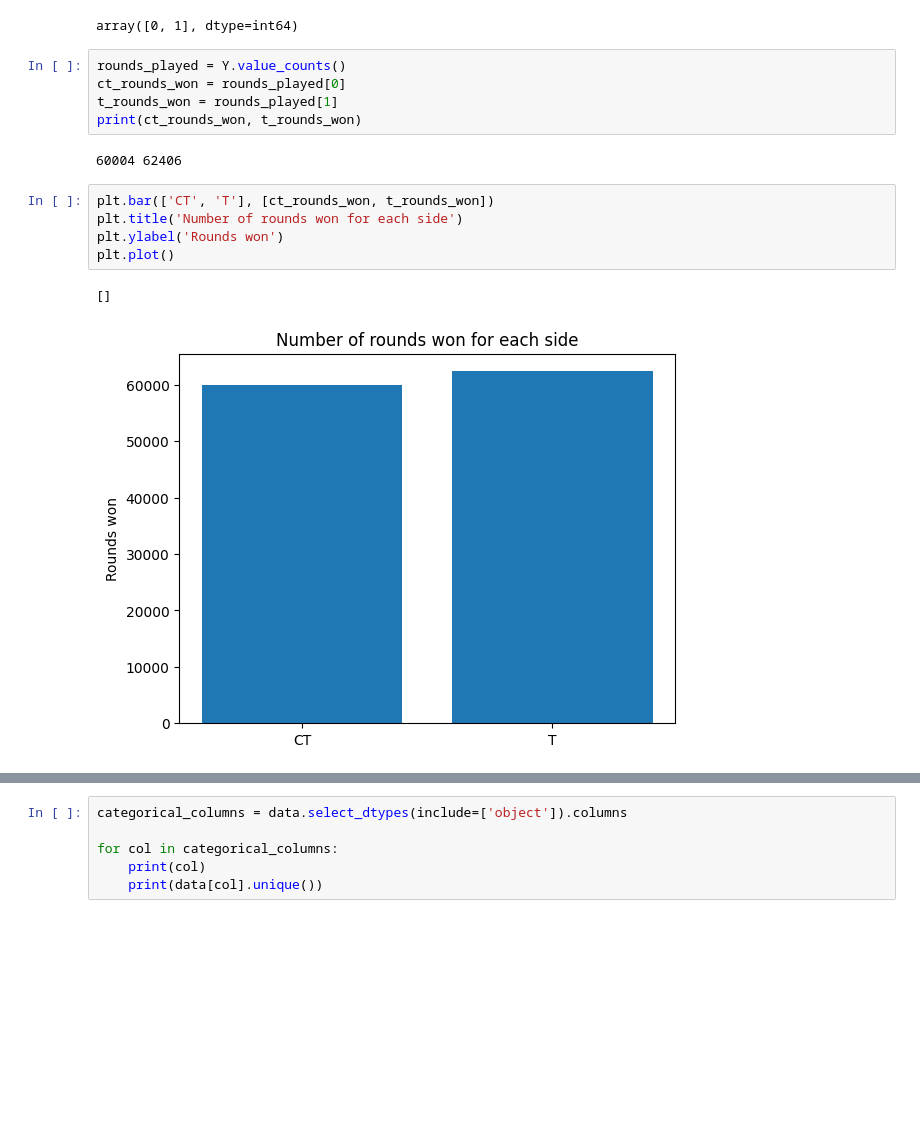
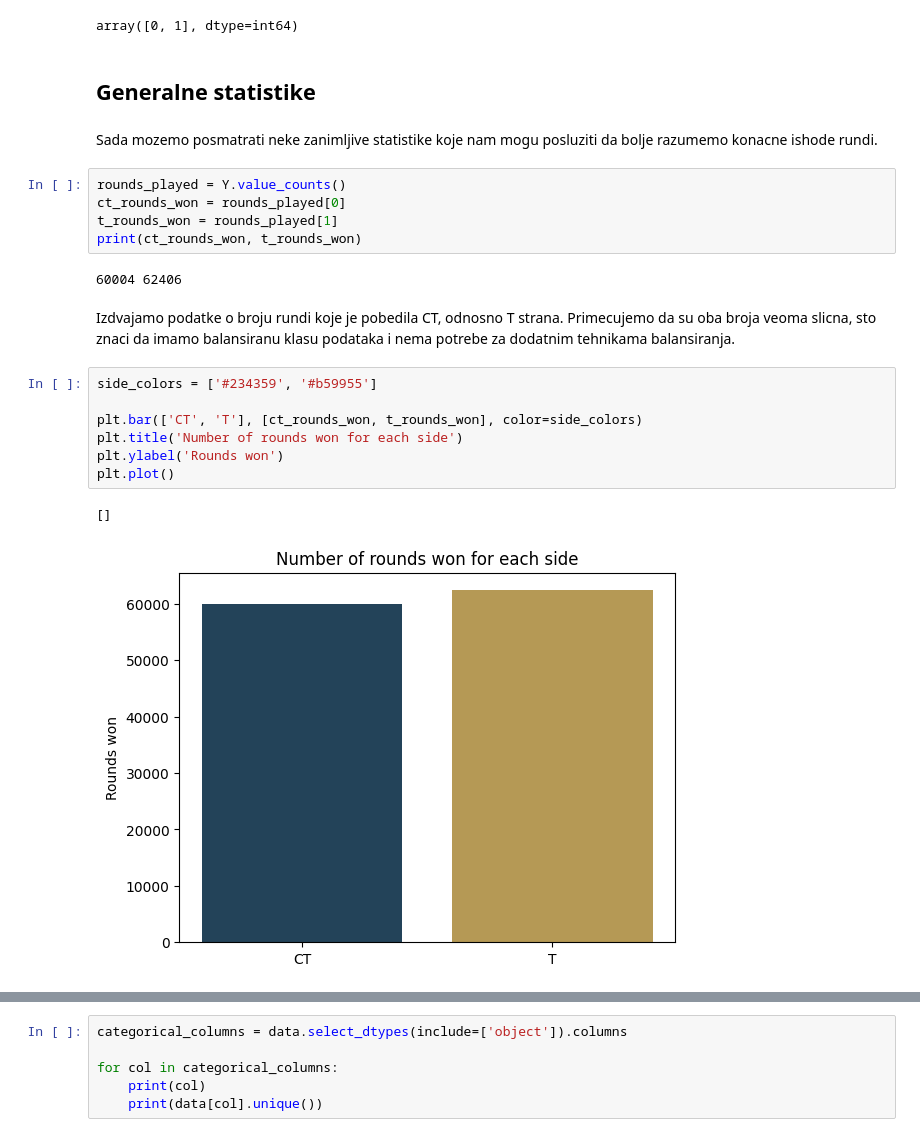
Before and after one commit to MATF-istrazivanje-podataka-1/2023_Data_Mining_Go_winner_Dataset, a Jupyter notebook: data_analysis.ipynb, the cells around one changed output, grey strips where cells are left out. Saved outputs shown, nothing was run; the diff lists cells and outputs as text; blank space fills up the shorter version.

```diff
--- a/data_analysis.ipynb
+++ b/data_analysis.ipynb
@@ -80,6 +96,10 @@ Y.replace('T', 1, inplace=True)
 Y.unique()
 # %% [output]
 array([0, 1], dtype=int64)
+# %% [markdown]
+## Generalne statistike
+# %% [markdown]
+Sada mozemo posmatrati neke zanimljive statistike koje nam mogu posluziti da bolje razumemo konacne ishode rundi.
 # %%
 rounds_played = Y.value_counts()
 ct_rounds_won = rounds_played[0]
@@ -87,11 +107,15 @@ t_rounds_won = rounds_played[1]
 print(ct_rounds_won, t_rounds_won)
 # %% [output]
 60004 62406
+# %% [markdown]
+Izdvajamo podatke o broju rundi koje je pobedila CT, odnosno T strana. Primecujemo da su oba broja veoma slicna, sto znaci da imamo balansiranu klasu podataka i nema potrebe za dodatnim tehnikama balansiranja.
 # %%
-plt.bar(['CT', 'T'], [ct_rounds_won, t_rounds_won])
+side_colors = ['#234359', '#b59955']
+
+plt.bar(['CT', 'T'], [ct_rounds_won, t_rounds_won], color=side_colors)
 plt.title('Number of rounds won for each side')
 plt.ylabel('Rounds won')
 plt.plot()
 # %% [output]
 []
-[figure, old version]
+[figure, new version]
```
Also changed, not shown: parts of 24 cells of this notebook.
